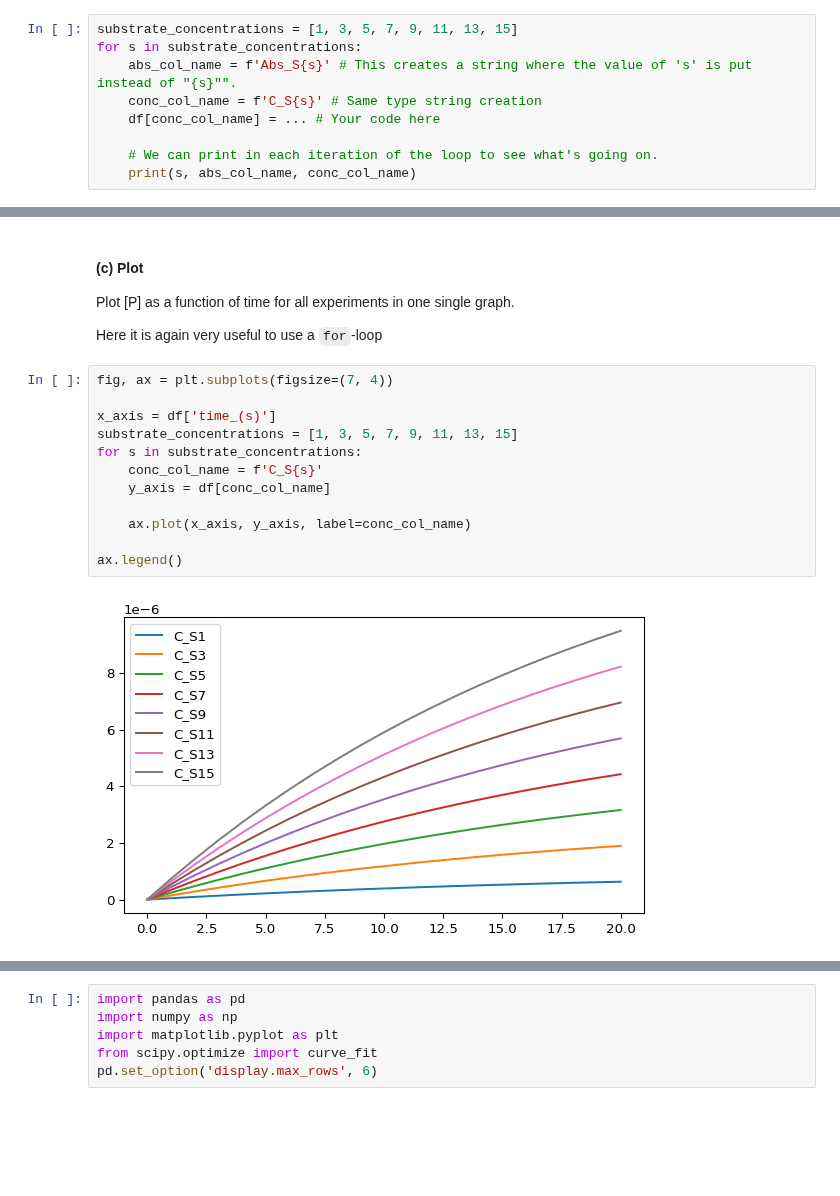
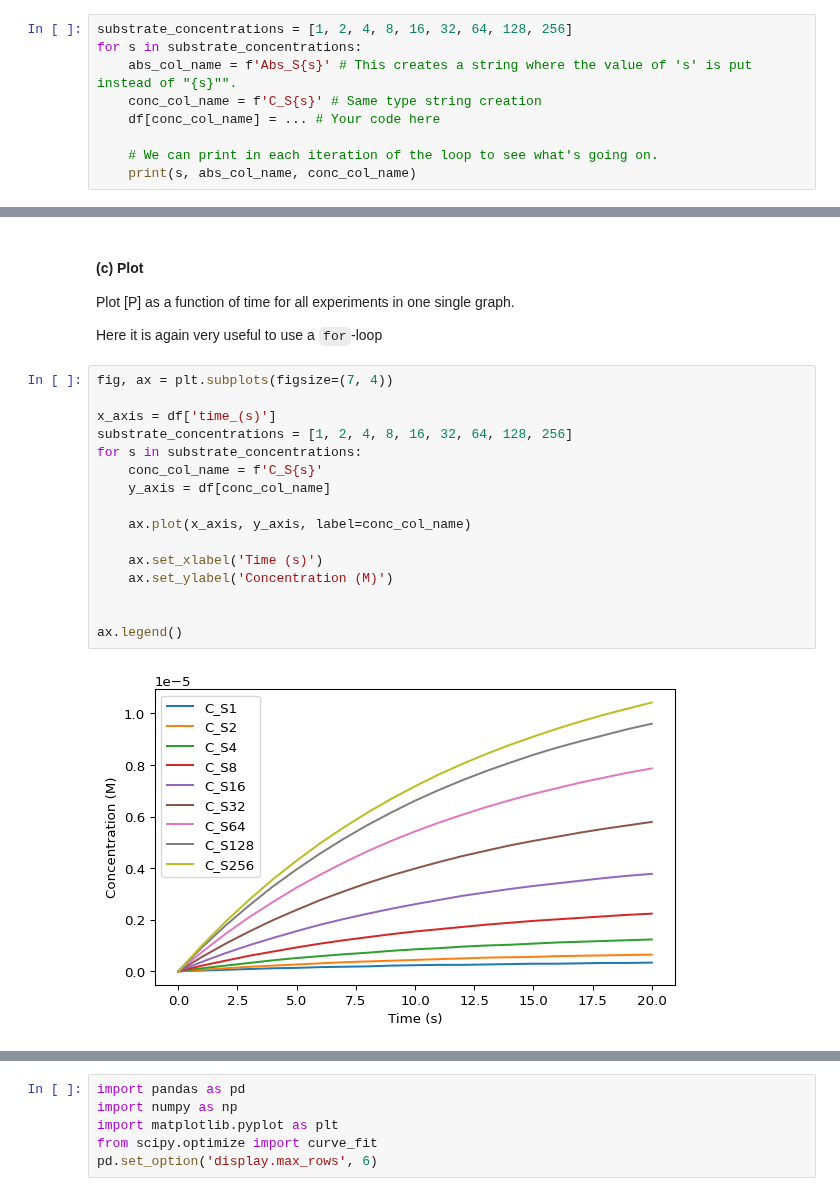
Before and after one commit to au-mbg/fysisk-biokemi, a Jupyter notebook: built_notebooks/student/week_47.ipynb, the cells around one changed output, grey strips where cells are left out. Cells and saved outputs as stored; diff of their text form; blank space fills up the shorter version.

```diff
--- a/built_notebooks/student/week_47.ipynb
+++ b/built_notebooks/student/week_47.ipynb
@@ -824,7 +828,7 @@ in M for each time series.
 The cell below setups a loop calculate the concentrations for each of
 these current columns in the dataframe.
 # %%
-substrate_concentrations = [1, 3, 5, 7, 9, 11, 13, 15]
+substrate_concentrations = [1, 2, 4, 8, 16, 32, 64, 128, 256]
 for s in substrate_concentrations:
     abs_col_name = f'Abs_S{s}' # This creates a string where the value of 's' is put instead of "{s}"".
     conc_col_name = f'C_S{s}' # Same type string creation
@@ -847,14 +851,18 @@ Here it is again very useful to use a `for`-loop
 # %%
 fig, ax = plt.subplots(figsize=(7, 4))
 
 x_axis = df['time_(s)']
-substrate_concentrations = [1, 3, 5, 7, 9, 11, 13, 15]
+substrate_concentrations = [1, 2, 4, 8, 16, 32, 64, 128, 256]
 for s in substrate_concentrations:
     conc_col_name = f'C_S{s}'
     y_axis = df[conc_col_name]
 
     ax.plot(x_axis, y_axis, label=conc_col_name)
 
+    ax.set_xlabel('Time (s)')
+    ax.set_ylabel('Concentration (M)')
+
+
 ax.legend()
 # %% [output]
-[figure, old version]
+[figure, new version]
```
Also changed, not shown: parts of 12 cells of this notebook, 13 other files.
